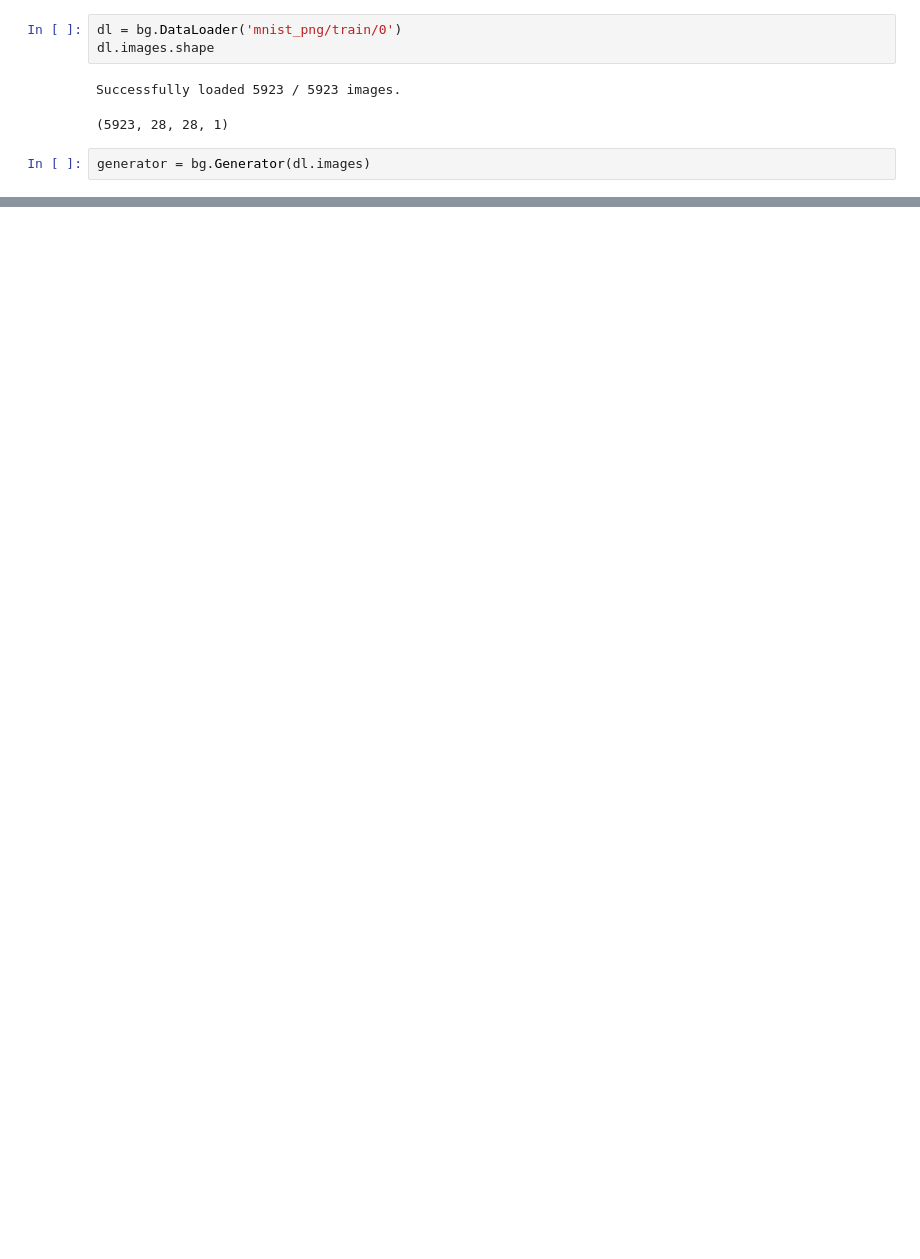
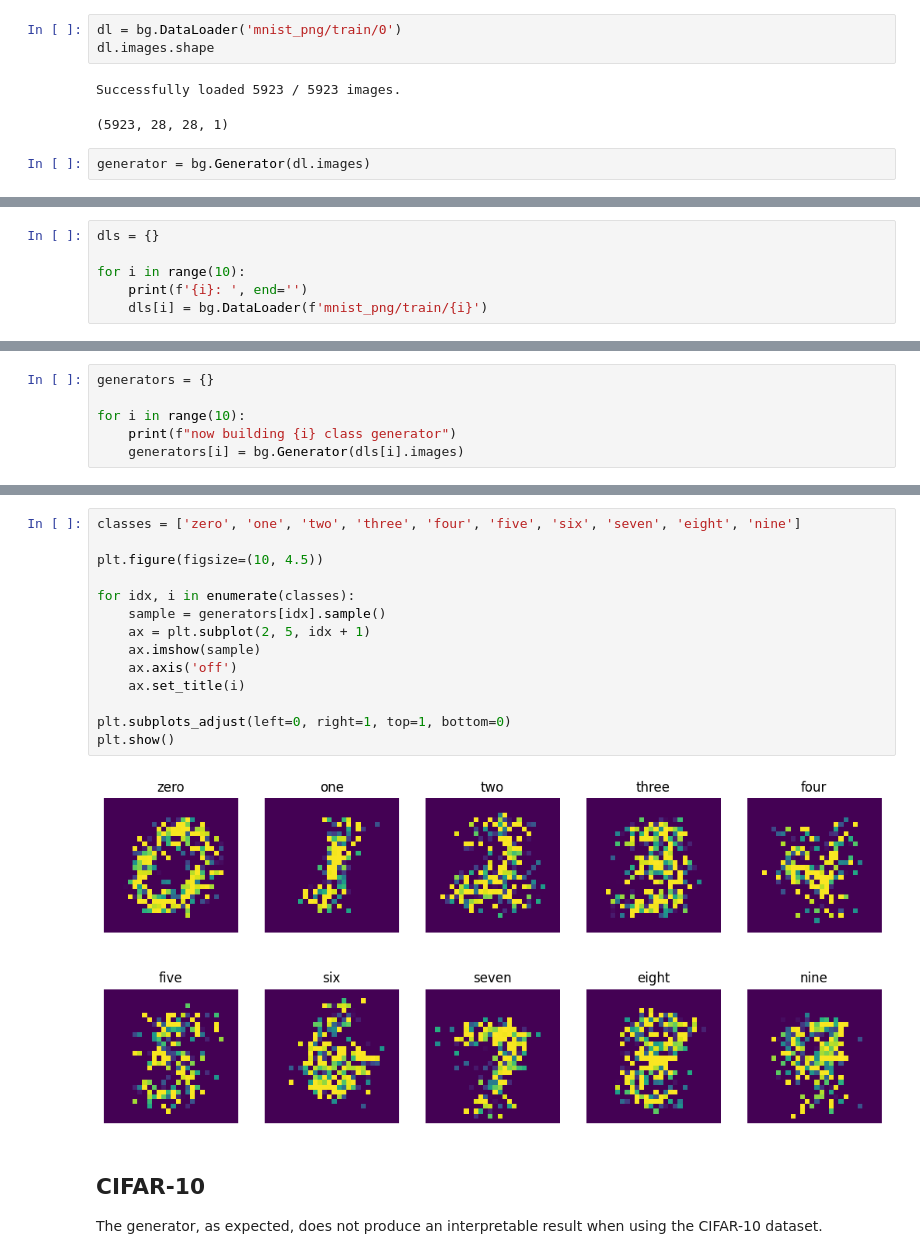
Before and after one commit to 7673502/bucketgen, a Jupyter notebook: demonstration.ipynb, the cells around one changed output, grey strips where cells are left out. Cells and saved outputs as stored; diff of their text form; blank space fills up the shorter version.

```diff
--- a/demonstration.ipynb
+++ b/demonstration.ipynb
@@ -20,0 +25,6 @@ sample = generator.sample(show_result=True)
+# %%
+dls = {}
+
+for i in range(10):
+    print(f'{i}: ', end='')
+    dls[i] = bg.DataLoader(f'mnist_png/train/{i}')
@@ -20,0 +42,6 @@ sample = generator.sample(show_result=True)
+# %%
+generators = {}
+
+for i in range(10):
+    print(f"now building {i} class generator")
+    generators[i] = bg.Generator(dls[i].images)
@@ -20,0 +59,19 @@ sample = generator.sample(show_result=True)
+# %%
+classes = ['zero', 'one', 'two', 'three', 'four', 'five', 'six', 'seven', 'eight', 'nine']
+
+plt.figure(figsize=(10, 4.5))
+
+for idx, i in enumerate(classes):
+    sample = generators[idx].sample()
+    ax = plt.subplot(2, 5, idx + 1)
+    ax.imshow(sample)
+    ax.axis('off')
+    ax.set_title(i)
+
+plt.subplots_adjust(left=0, right=1, top=1, bottom=0)
+plt.show()
+# %% [output]
+[figure, added]
+# %% [markdown]
+## CIFAR-10
+The generator, as expected, does not produce an interpretable result when using the CIFAR-10 dataset.
```
Also changed, not shown: parts of 10 cells of this notebook, 3 other files.
